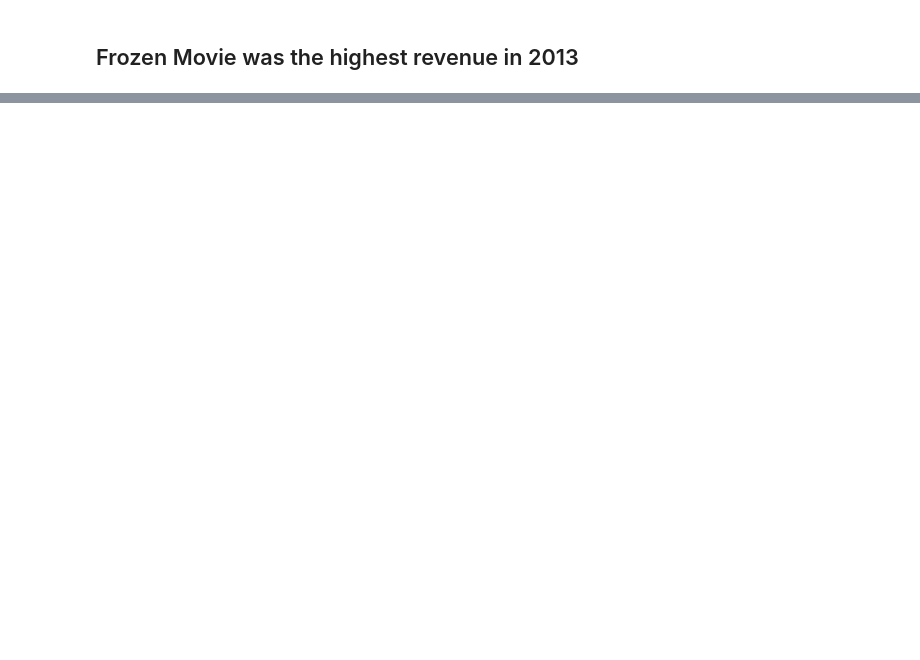
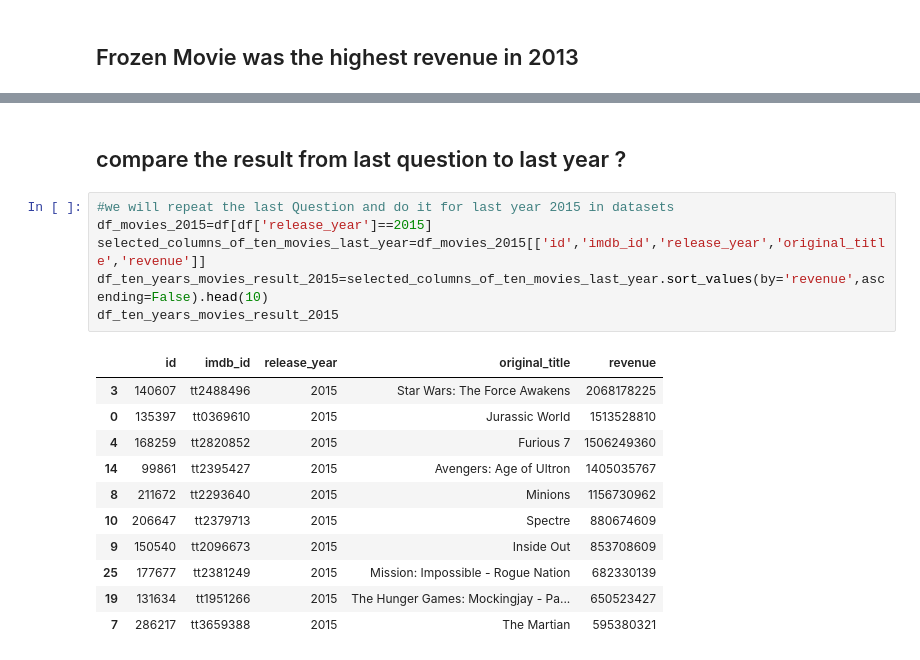
Before and after one commit to masiod/TMDb_movie_data, a Jupyter notebook: TMDB Final Project investigate dataset.ipynb, the cells around one changed output, grey strips where cells are left out. Saved outputs shown, nothing was run; the diff lists cells and outputs as text; blank space fills up the shorter version.

Commit message:
Top Ten movies revenue

```diff
--- a/TMDB Final Project investigate dataset.ipynb
+++ b/TMDB Final Project investigate dataset.ipynb
@@ -310,0 +311,20 @@ plt.show();
+# %% [markdown]
+## compare the result from last question to last year  ?
+# %%
+#we will repeat the last Question and do it for last year 2015 in datasets
+df_movies_2015=df[df['release_year']==2015]
+selected_columns_of_ten_movies_last_year=df_movies_2015[['id','imdb_id','release_year','original_title','revenue']]
+df_ten_years_movies_result_2015=selected_columns_of_ten_movies_last_year.sort_values(by='revenue',ascending=False).head(10)
+df_ten_years_movies_result_2015
+# %% [output]
+|  | id | imdb_id | release_year | original_title | revenue |
+| 3 | 140607 | tt2488496 | 2015 | Star Wars: The Force Awakens | 2068178225 |
+| 0 | 135397 | tt0369610 | 2015 | Jurassic World | 1513528810 |
+| 4 | 168259 | tt2820852 | 2015 | Furious 7 | 1506249360 |
+| 14 | 99861 | tt2395427 | 2015 | Avengers: Age of Ultron | 1405035767 |
+| 8 | 211672 | tt2293640 | 2015 | Minions | 1156730962 |
+| 10 | 206647 | tt2379713 | 2015 | Spectre | 880674609 |
+| 9 | 150540 | tt2096673 | 2015 | Inside Out | 853708609 |
+| 25 | 177677 | tt2381249 | 2015 | Mission: Impossible - Rogue Nation | 682330139 |
+| 19 | 131634 | tt1951266 | 2015 | The Hunger Games: Mockingjay - Pa... | 650523427 |
+| 7 | 286217 | tt3659388 | 2015 | The Martian | 595380321 |
```
Also changed, not shown: parts of 3 cells of this notebook.
